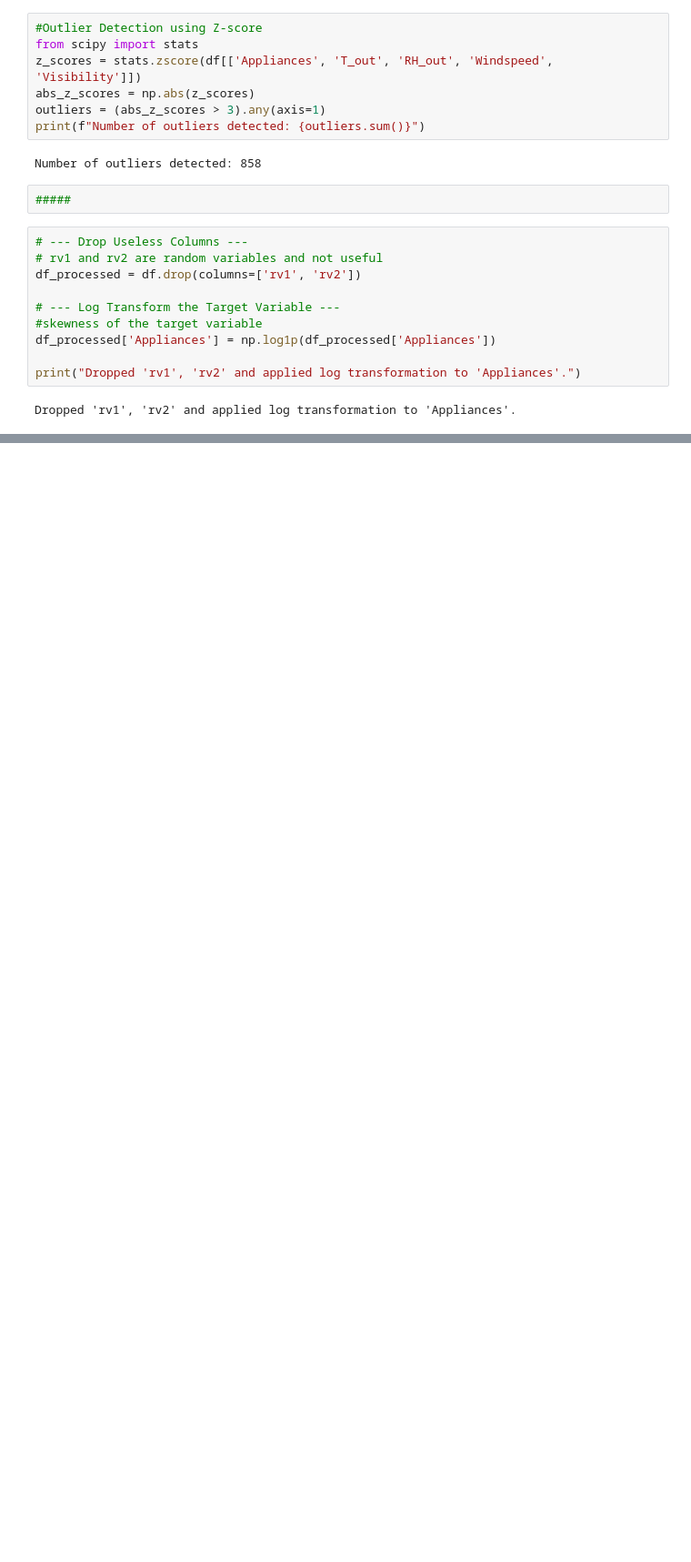
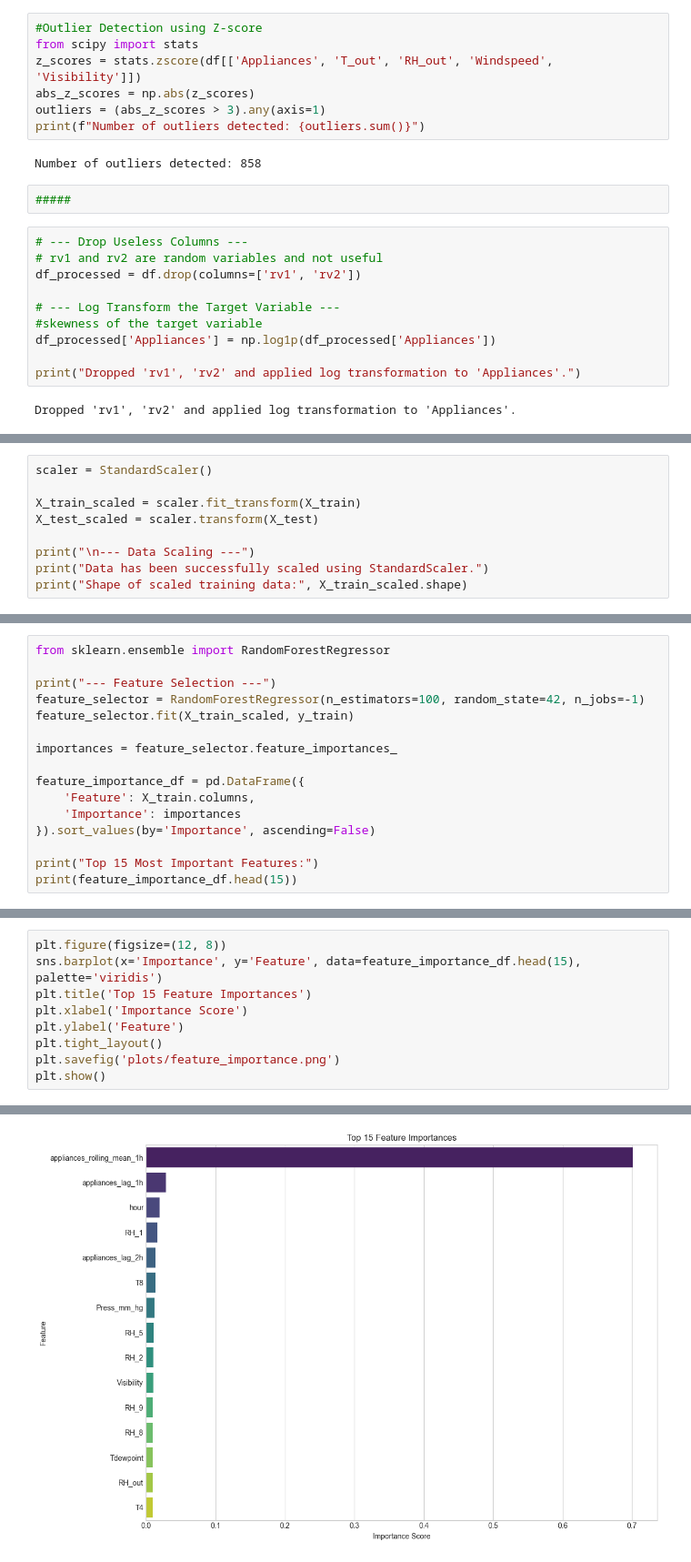
Before and after one commit to GKPrarthana/energy_prediction, a Jupyter notebook: notebooks/EDA.ipynb, the cells around one changed output, grey strips where cells are left out. Shown at 91% size. Drawn from its saved outputs; the diff is of its cells as text; blank space fills up the shorter version.

```diff
--- a/notebooks/EDA.ipynb
+++ b/notebooks/EDA.ipynb
@@ -308,0 +331,9 @@ date
+# %%
+scaler = StandardScaler()
+
+X_train_scaled = scaler.fit_transform(X_train)
+X_test_scaled = scaler.transform(X_test)
+
+print("\n--- Data Scaling ---")
+print("Data has been successfully scaled using StandardScaler.")
+print("Shape of scaled training data:", X_train_scaled.shape)
@@ -308,0 +346,16 @@ date
+# %%
+from sklearn.ensemble import RandomForestRegressor
+
+print("--- Feature Selection ---")
+feature_selector = RandomForestRegressor(n_estimators=100, random_state=42, n_jobs=-1)
+feature_selector.fit(X_train_scaled, y_train)
+
+importances = feature_selector.feature_importances_
+
+feature_importance_df = pd.DataFrame({
+    'Feature': X_train.columns,
+    'Importance': importances
+}).sort_values(by='Importance', ascending=False)
+
+print("Top 15 Most Important Features:")
+print(feature_importance_df.head(15))
@@ -308,0 +381,10 @@ date
+# %%
+plt.figure(figsize=(12, 8))
+sns.barplot(x='Importance', y='Feature', data=feature_importance_df.head(15), palette='viridis')
+plt.title('Top 15 Feature Importances')
+plt.xlabel('Importance Score')
+plt.ylabel('Feature')
+plt.tight_layout()
+plt.savefig('plots/feature_importance.png')
+plt.show()
+# %% [output]
@@ -308,0 +394 @@ date
+[figure, added]
```
Also changed, not shown: parts of 14 cells of this notebook, 2 other files.
